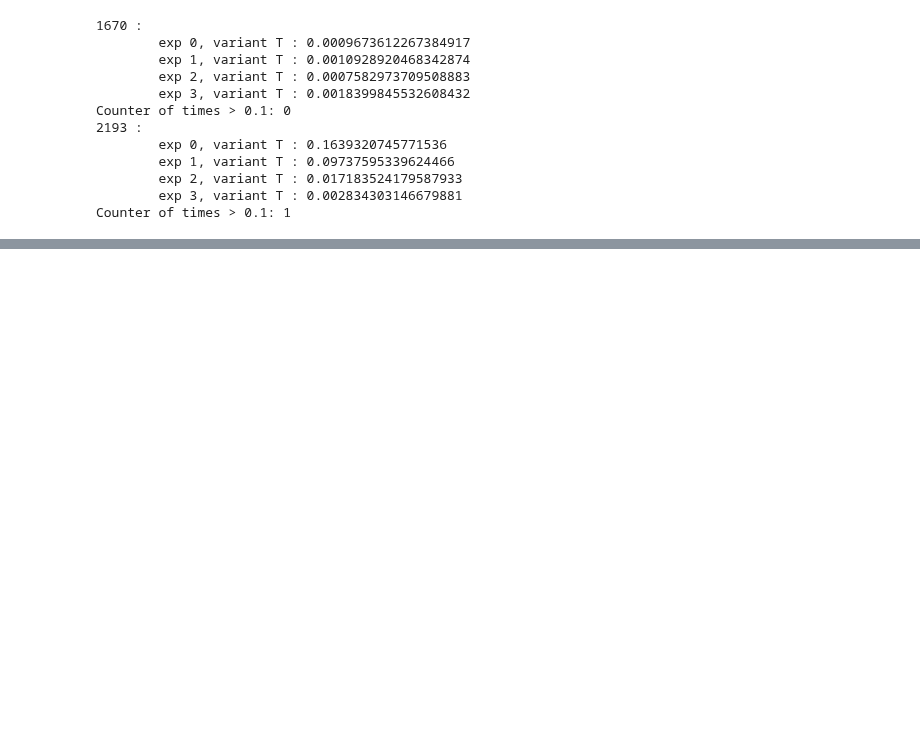
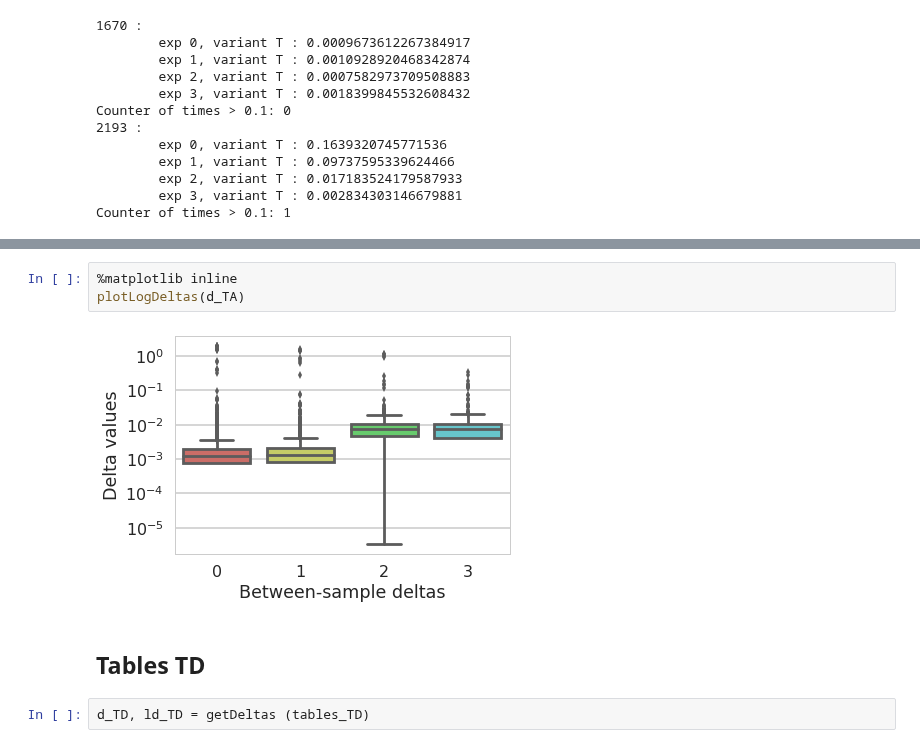
Before and after one commit to Boussau/Notebooks, a Jupyter notebook: Notebooks/Viromics/Joint analysis of both libraries.ipynb, the cells around one changed output, grey strips where cells are left out. Cells and saved outputs as stored; diff of their text form; blank space fills up the shorter version.

```diff
--- a/Notebooks/Viromics/Joint analysis of both libraries.ipynb
+++ b/Notebooks/Viromics/Joint analysis of both libraries.ipynb
@@ -847,0 +946,9 @@ Counter of times > 0.1: 1
+# %%
+%matplotlib inline
+plotLogDeltas(d_TA)
+# %% [output]
+[figure, added]
+# %% [markdown]
+## Tables TD
+# %%
+d_TD, ld_TD = getDeltas (tables_TD)
```
Also changed, not shown: parts of 18 cells of this notebook.
